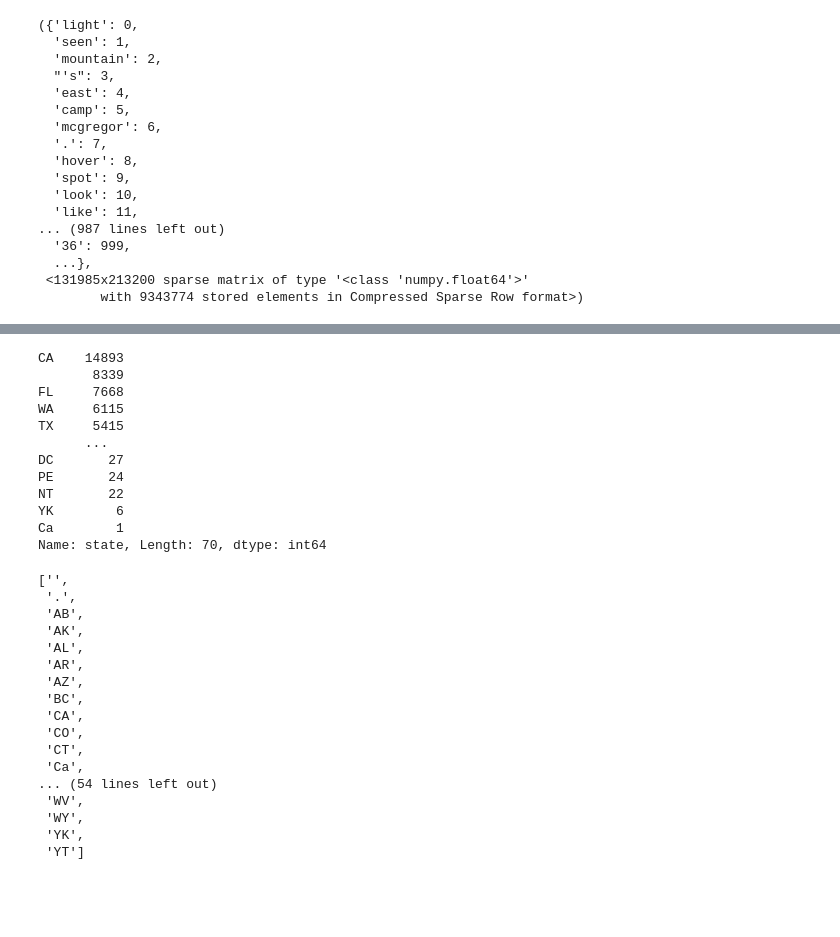
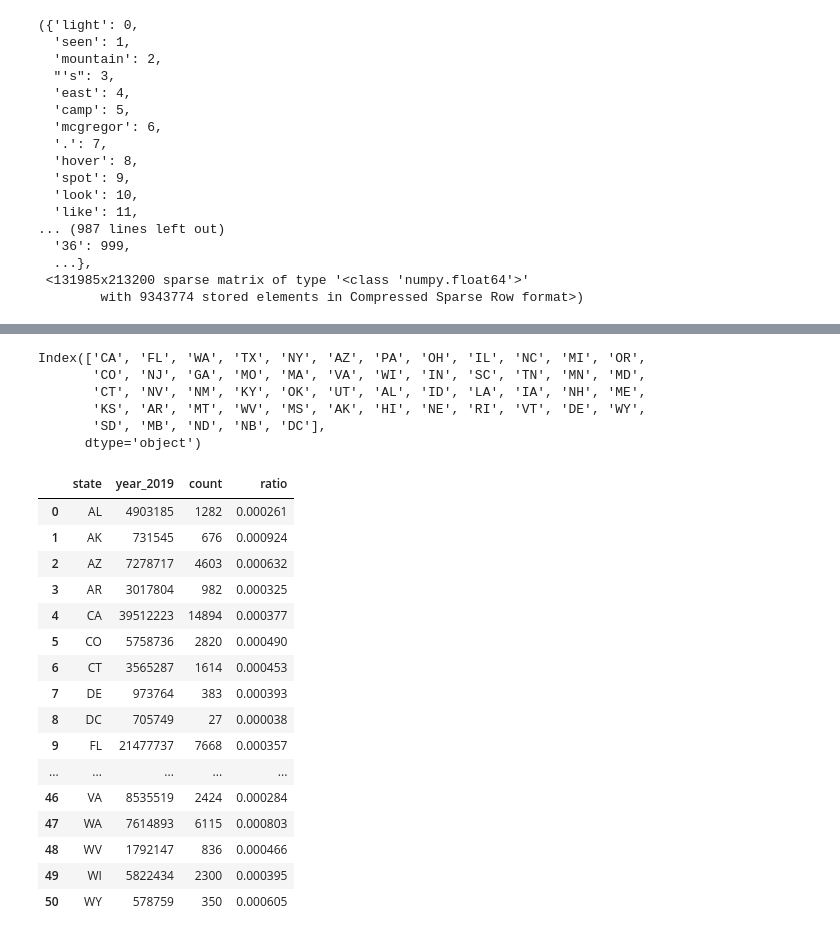
Before and after one commit to josiah-d/UFO-NLP-Analyses, a Jupyter notebook: src/josiah_EDA.ipynb, the cells around one changed output, grey strips where cells are left out. Drawn from its saved outputs; the diff is of its cells as text; code cells hidden in the pictures; blank space fills up the shorter version.

```diff
--- a/src/josiah_EDA.ipynb
+++ b/src/josiah_EDA.ipynb
@@ -222,3 +253,41 @@ U, sigma, VT = svd(panda_)
+# %%
+state_counts = temp_states.value_counts()
+state_counts.index
+# %% [output]
+Index(['CA', 'FL', 'WA', 'TX', 'NY', 'AZ', 'PA', 'OH', 'IL', 'NC', 'MI', 'OR',
+       'CO', 'NJ', 'GA', 'MO', 'MA', 'VA', 'WI', 'IN', 'SC', 'TN', 'MN', 'MD',
+       'CT', 'NV', 'NM', 'KY', 'OK', 'UT', 'AL', 'ID', 'LA', 'IA', 'NH', 'ME',
+       'KS', 'AR', 'MT', 'WV', 'MS', 'AK', 'HI', 'NE', 'RI', 'VT', 'DE', 'WY',
+       'SD', 'MB', 'ND', 'NB', 'DC'],
+      dtype='object')
+# %%
+states_df = state_pops.merge(state_counts, left_on='state', right_on=state_counts.index)
+# %%
+states_df.drop('state_x', axis=1, inplace=True)
+# %%
+states_df['count'] = states_df['state_y']
+states_df.drop('state_y', axis=1, inplace=True)
+# %%
+states_df['ratio'] = states_df['count'] / states_df['year_2019']
+states_df
+# %% [output]
+|  | state | year_2019 | count | ratio |
+| 0 | AL | 4903185 | 1282 | 0.000261 |
+| 1 | AK | 731545 | 676 | 0.000924 |
+| 2 | AZ | 7278717 | 4603 | 0.000632 |
+| 3 | AR | 3017804 | 982 | 0.000325 |
+| 4 | CA | 39512223 | 14894 | 0.000377 |
+| 5 | CO | 5758736 | 2820 | 0.000490 |
+| 6 | CT | 3565287 | 1614 | 0.000453 |
+| 7 | DE | 973764 | 383 | 0.000393 |
+| 8 | DC | 705749 | 27 | 0.000038 |
+| 9 | FL | 21477737 | 7668 | 0.000357 |
+| ... | ... | ... | ... | ... |
+| 46 | VA | 8535519 | 2424 | 0.000284 |
+| 47 | WA | 7614893 | 6115 | 0.000803 |
+| 48 | WV | 1792147 | 836 | 0.000466 |
+| 49 | WI | 5822434 | 2300 | 0.000395 |
+| 50 | WY | 578759 | 350 | 0.000605 |
 # %%
 import plotly.graph_objects as go
 # %%
@@ -239,35 +316,0 @@ fig.show()
-# %%
-df['state'].value_counts()
-# %% [output]
-CA    14893
-       8339
-FL     7668
-WA     6115
-TX     5415
-      ...
-DC       27
-PE       24
-NT       22
-YK        6
-Ca        1
-Name: state, Length: 70, dtype: int64
-# %%
-sorted(df['state'].unique())
-# %% [output]
-['',
- '.',
- 'AB',
- 'AK',
- 'AL',
- 'AR',
- 'AZ',
- 'BC',
- 'CA',
- 'CO',
- 'CT',
- 'Ca',
-... (54 lines left out)
- 'WV',
- 'WY',
- 'YK',
- 'YT']
```
Also changed, not shown: parts of 12 cells of this notebook, 2 other files.
